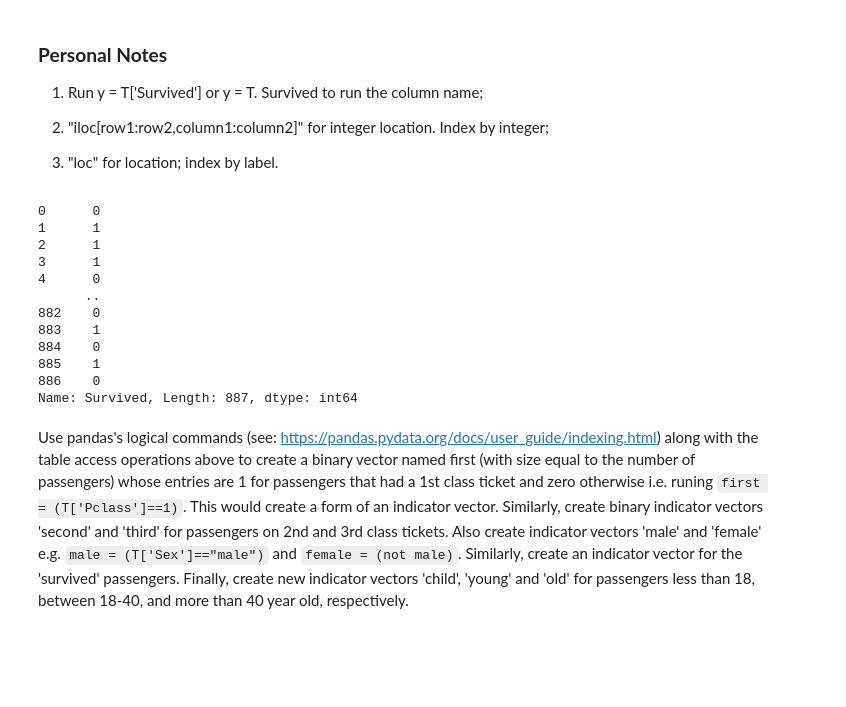
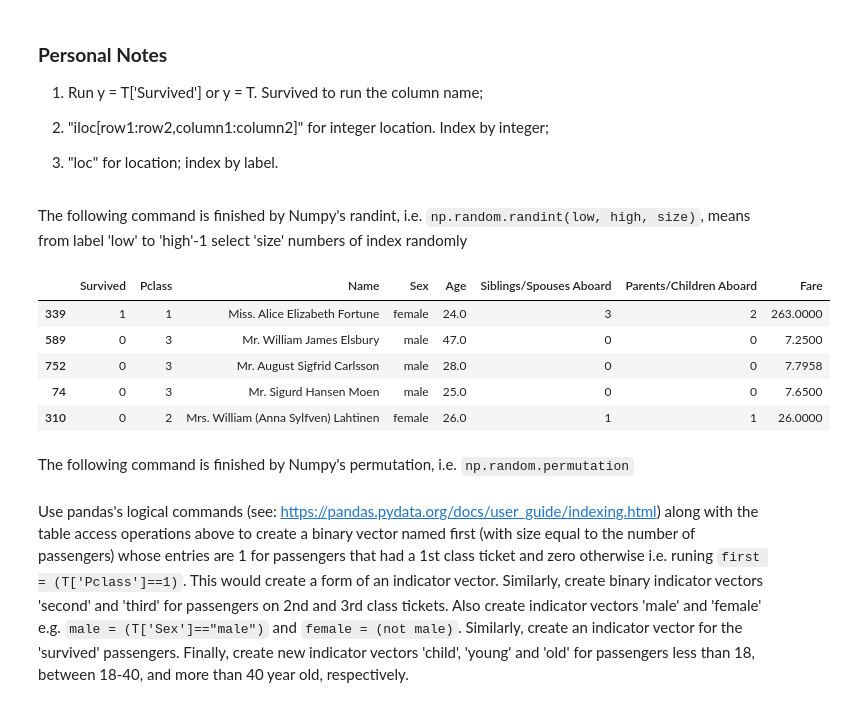
Before and after one commit to Hongze200532/Data-Science, a Jupyter notebook: Data Science_Week1/w1_lab1-2.ipynb, the cells around one changed output. Cells and saved outputs as stored; diff of their text form; code cells hidden in the pictures; blank space fills up the shorter version.

````diff
--- a/Data Science_Week1/w1_lab1-2.ipynb
+++ b/Data Science_Week1/w1_lab1-2.ipynb
@@ -52,23 +52,21 @@
 2. "iloc[row1:row2,column1:column2]" for integer location. Index by integer;
 
 3. "loc" for location; index by label.
+# %% [markdown]
+The following command is finished by Numpy's randint, i.e. ```np.random.randint(low, high, size)```, means from label 'low' to 'high'-1 select 'size' numbers of index randomly
 # %%
 #your code
-y = T.iloc[:, 0]
-print(y)
+index = np.random.randint(0,len(T),5)
+T.iloc[index,:]
 # %% [output]
-0      0
-1      1
-2      1
-3      1
-4      0
-      ..
-882    0
-883    1
-884    0
-885    1
-886    0
-Name: Survived, Length: 887, dtype: int64
+|  | Survived | Pclass | Name | Sex | Age | Siblings/Spouses Aboard | Parents/Children Aboard | Fare |
+| 339 | 1 | 1 | Miss. Alice Elizabeth Fortune | female | 24.0 | 3 | 2 | 263.0000 |
+| 589 | 0 | 3 | Mr. William James Elsbury | male | 47.0 | 0 | 0 | 7.2500 |
+| 752 | 0 | 3 | Mr. August Sigfrid Carlsson | male | 28.0 | 0 | 0 | 7.7958 |
+| 74 | 0 | 3 | Mr. Sigurd Hansen Moen | male | 25.0 | 0 | 0 | 7.6500 |
+| 310 | 0 | 2 | Mrs. William (Anna Sylfven) Lahtinen | female | 26.0 | 1 | 1 | 26.0000 |
+# %% [markdown]
+The following command is finished by Numpy's permutation, i.e. ```np.random.permutation```
 # %% [markdown]
 Use pandas's logical commands (see: https://pandas.pydata.org/docs/user_guide/indexing.html) along with the table access operations above to create a binary vector named first (with size equal to the number of passengers) whose entries are 1 for passengers that had a 1st class ticket and zero otherwise i.e. runing ```first = (T['Pclass']==1)```. This would create a form of an indicator vector. Similarly, create binary indicator vectors 'second' and 'third' for passengers on 2nd and 3rd class tickets. Also create indicator vectors 'male' and 'female' e.g. ```male = (T['Sex']=="male")``` and ```female = (not male)```. Similarly, create an indicator vector for the 'survived' passengers. Finally, create new indicator vectors 'child', 'young' and 'old' for passengers less than 18, between 18-40, and more than 40 year old, respectively.
 # %%
````
Also changed, not shown: 11 other files.
